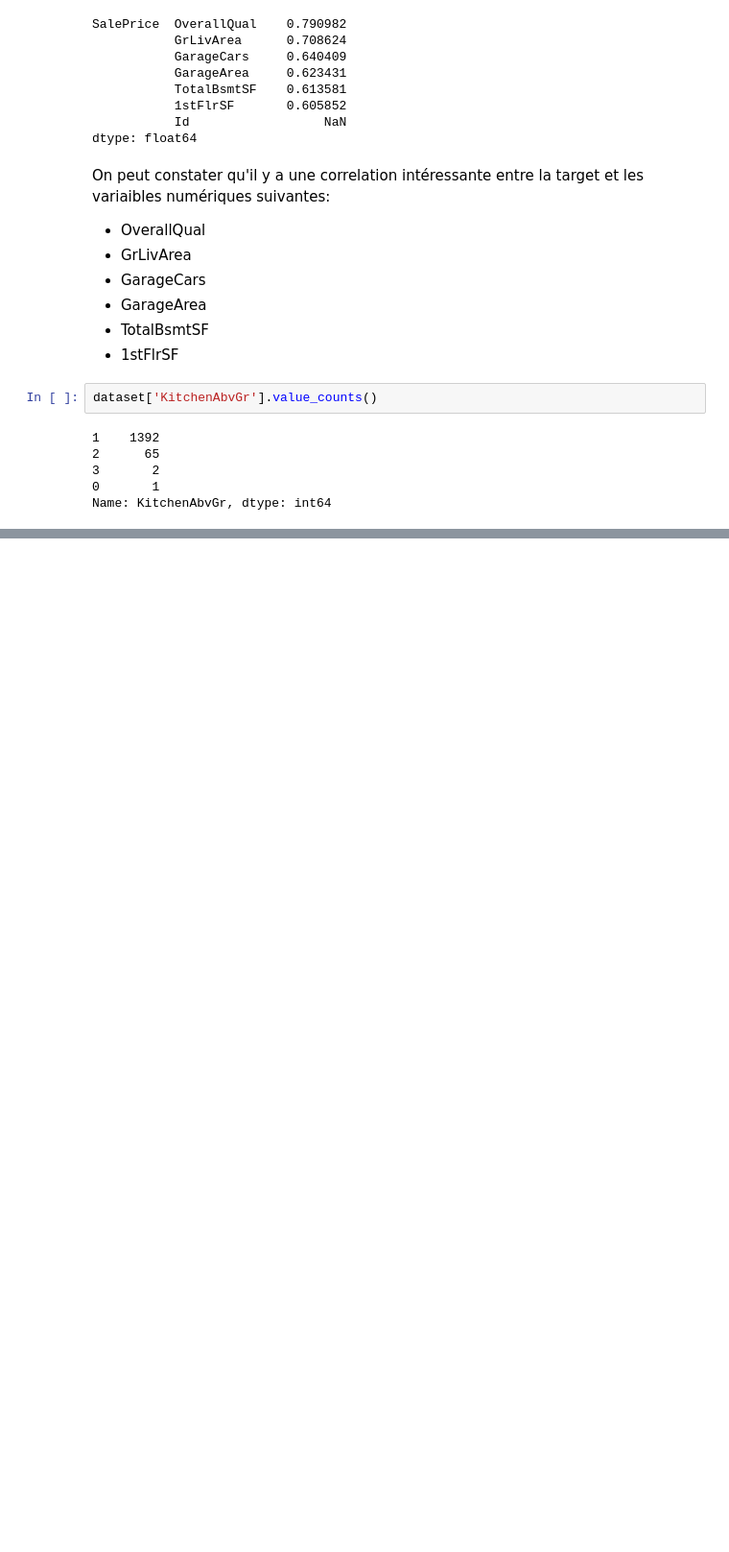
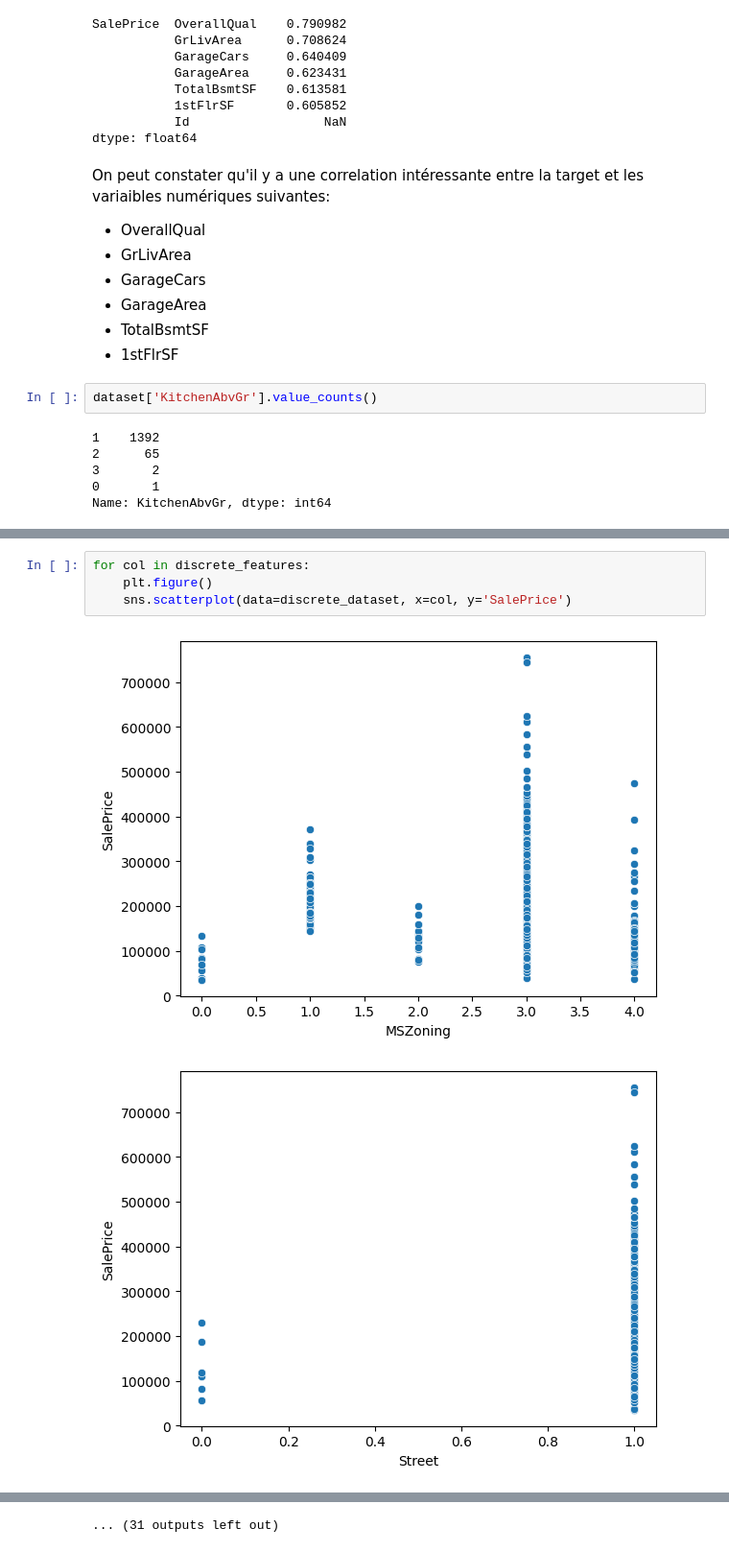
Before and after one commit to lebrislo/kaggle-house-pricing, a Jupyter notebook: house_pricing.ipynb, the cells around one changed output, grey strips where cells are left out. Shown at 96% size. Drawn from its saved outputs; the diff is of its cells as text; blank space fills up the shorter version.

```diff
--- a/house_pricing.ipynb
+++ b/house_pricing.ipynb
@@ -87,0 +169,7 @@ Name: KitchenAbvGr, dtype: int64
+# %%
+for col in discrete_features:
+    plt.figure()
+    sns.scatterplot(data=discrete_dataset, x=col, y='SalePrice')
+# %% [output]
+[figure, added]
+[figure, added]
@@ -87,0 +186 @@ Name: KitchenAbvGr, dtype: int64
+... (31 outputs left out)
```
Also changed, not shown: parts of 13 cells of this notebook.
